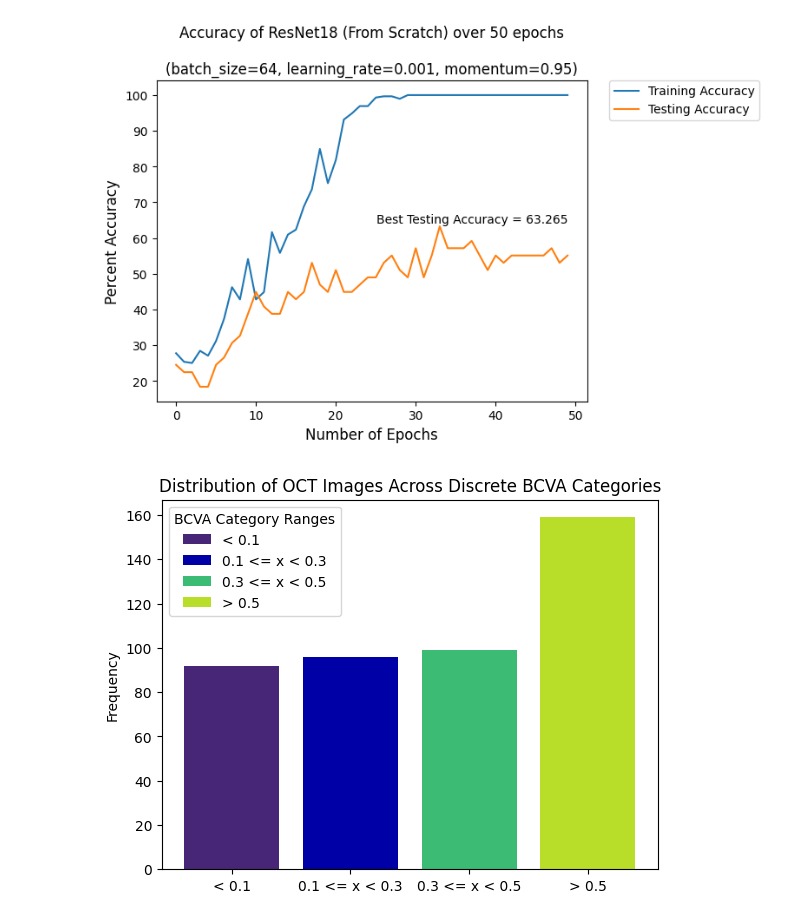
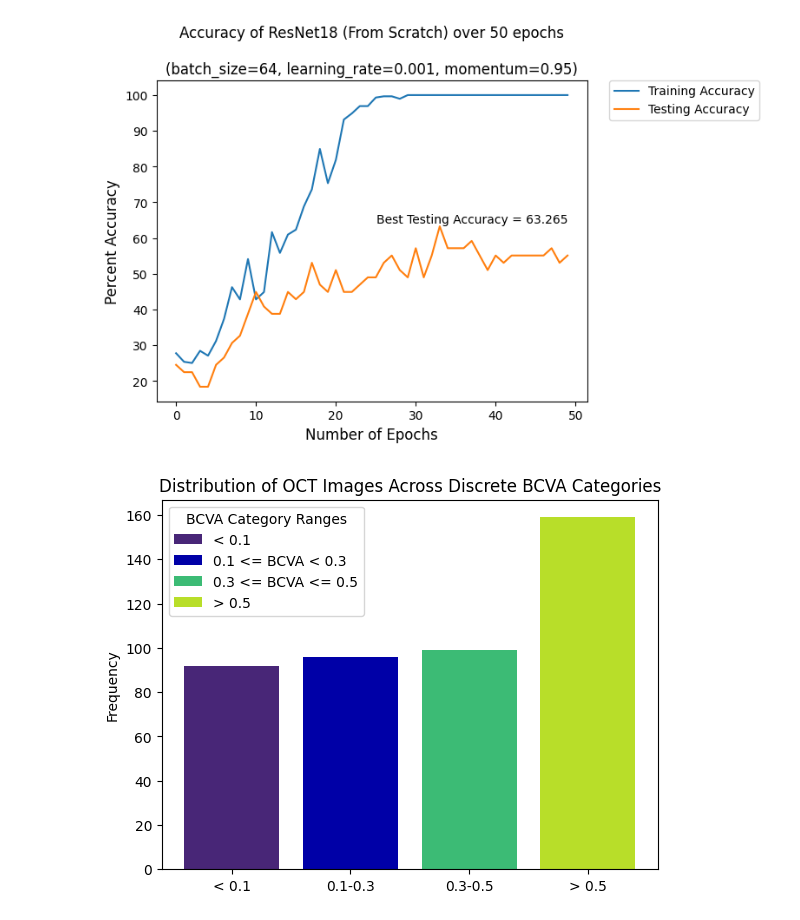
Before and after one commit to clairec03/OCTopy, a Jupyter notebook: visualize.ipynb, the cells around one changed output. Cells and saved outputs as stored; diff of their text form; code cells hidden in the pictures.

Commit message:
visualization code & new imgs

```diff
--- a/visualize.ipynb
+++ b/visualize.ipynb
@@ -137,18 +151,18 @@ x = [i for i in range(len(height))]
 # %%
 fig, ax = plt.subplots()
 
-labels = ['< 0.1', '0.1 <= x < 0.3', '0.3 <= x < 0.5', '> 0.5']
+bar_labels = ['< 0.1', '0.1 <= BCVA < 0.3', '0.3 <= BCVA <= 0.5', '> 0.5']
 # $< 0.1$ (92 samples); (2) $0.1 \le$ BCVA $< 0.3$ (96 samples); (3) $0.3 \leq$ BCVA $\leq 0.5$ (99 samples); (4) BCVA $> 0.5$
 counts = [92, 96, 99, 159]
-bar_labels = ['< 0.1', '0.1 <= x < 0.3', '0.3 <= x < 0.5', '> 0.5']
+labels = ['< 0.1', '0.1-0.3', '0.3-0.5', '> 0.5']
 bar_colors = ['#482677ff', '#0000a7', '#3cbb75ff', '#b8de29ff'] # viridis color palette
 
 ax.bar(labels, counts, label=bar_labels, color=bar_colors)
 
 ax.set_ylabel('Frequency')
 ax.set_title('Distribution of OCT Images Across Discrete BCVA Categories')
 ax.legend(title='BCVA Category Ranges')
 
 plt.show()
 # %% [output]
-[figure, old version]
+[figure, new version]
```
Also changed, not shown: parts of 2 cells of this notebook, 2 other files.
